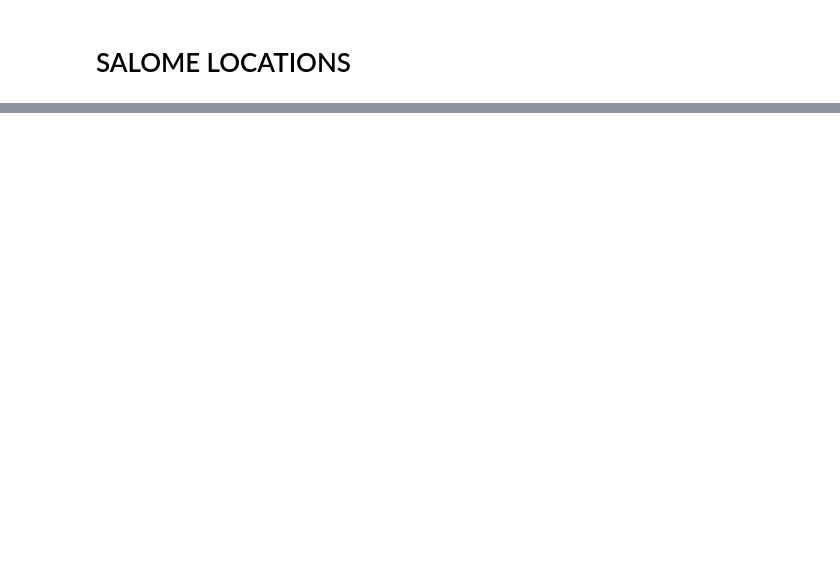
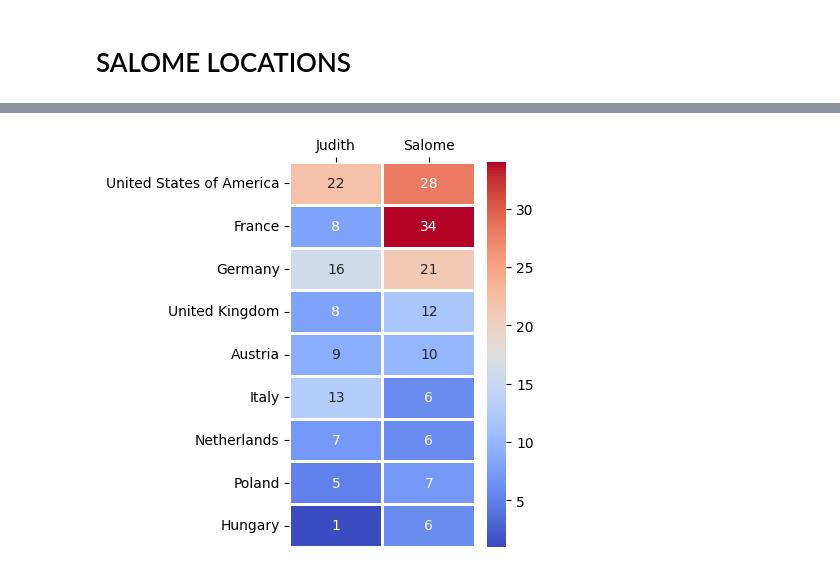
Before and after one commit to katya-avem/Judith-and-Salom-, a Jupyter notebook: Judith and Salome.ipynb, the cells around one changed output, grey strips where cells are left out. Saved outputs shown, nothing was run; the diff lists cells and outputs as text; code cells hidden in the pictures; blank space fills up the shorter version.

```diff
--- a/Judith and Salome.ipynb
+++ b/Judith and Salome.ipynb
@@ -670,0 +711,12 @@ pd.DataFrame(Salome_artworks).to_excel('./salome.xlsx')
+# %%
+from collections import Counter
+
+judith_count = Counter(judith_countries)
+salome_count = Counter(salome_countries)
+judith_top8 = judith_count.most_common(8)
+salome_top8 = salome_count.most_common(8)
+top_countries = list(set([c for c, _ in judith_top8] + [c for c, _ in salome_top8]))
+top_countries.sort(key=lambda x: judith_count.get(x, 0) + salome_count.get(x, 0), reverse=True)
+df = [(judith_count.get(c, 0), salome_count.get(c, 0)) for c in top_countries]
+df = pd.DataFrame(df, columns=['Judith', 'Salome'], index=top_countries)
+df
@@ -670,0 +734,11 @@ pd.DataFrame(Salome_artworks).to_excel('./salome.xlsx')
+# %%
+import seaborn as sns
+import matplotlib.pyplot as plt
+
+fig = plt.figure(figsize=(3, 5))
+ax = sns.heatmap(df, annot=True, linewidth=1, cmap='coolwarm');
+ax.set(xlabel="", ylabel="")
+ax.xaxis.tick_top()
+plt.savefig('out.png', bbox_inches='tight')
+# %% [output]
+[figure, added]
```
Also changed, not shown: parts of 28 cells of this notebook.
